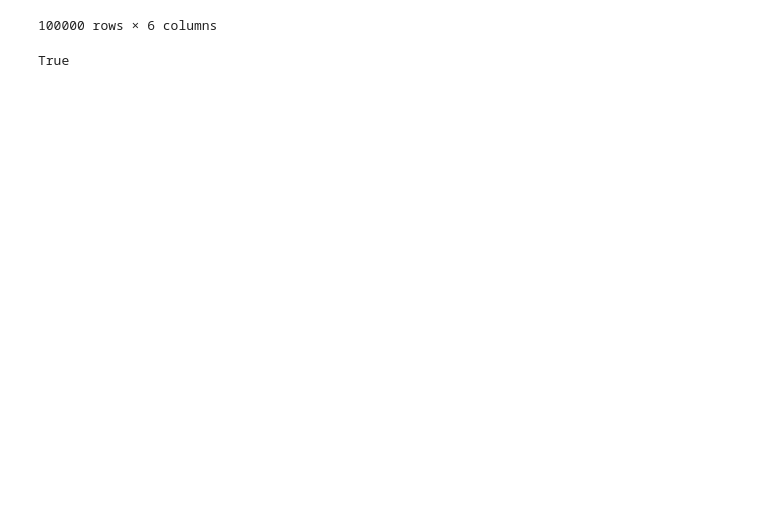
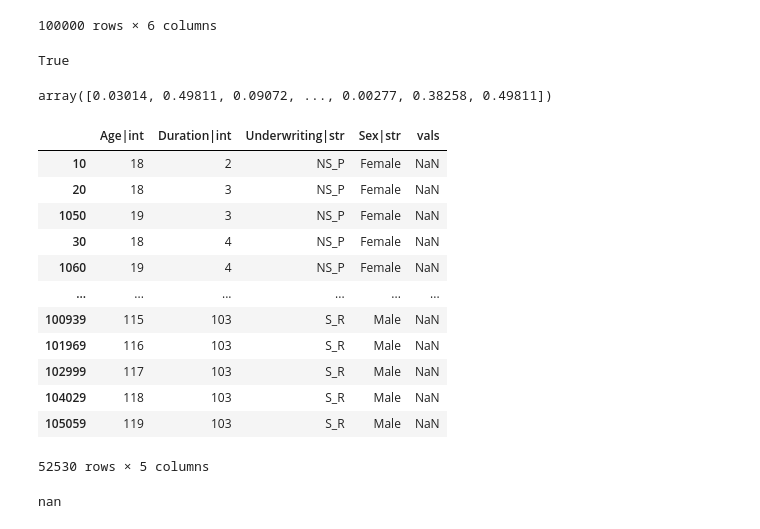
Before and after one commit to lewisfogden/heavylight, a Jupyter notebook: examples/notebook/table_documentation.ipynb, the cells around one changed output. Cells and saved outputs as stored; diff of their text form; code cells hidden in the pictures; blank space fills up the shorter version.

Commit message:
added rectify()

```diff
--- a/examples/notebook/table_documentation.ipynb
+++ b/examples/notebook/table_documentation.ipynb
@@ -414,3 +414,34 @@ df7_test
 np.allclose(df7_test['vals'], df7_test['val_from_tab7'])
 # %% [output]
 True
+# %%
+tab7b = Table(Table.rectify(df7))
+# %%
+tab7b[
+     df7_test['Age|int'].values,
+     df7_test['Duration|int'].values,
+     df7_test['Underwriting|str'].values,
+     df7_test['Sex|str'].values
+]
+# %% [output]
+array([0.03014, 0.49811, 0.09072, ..., 0.00277, 0.38258, 0.49811])
+# %%
+tab7b.df[tab7b.df.vals.isna()]
+# %% [output]
+|  | Age|int | Duration|int | Underwriting|str | Sex|str | vals |
+| 10 | 18 | 2 | NS_P | Female | NaN |
+| 20 | 18 | 3 | NS_P | Female | NaN |
+| 1050 | 19 | 3 | NS_P | Female | NaN |
+| 30 | 18 | 4 | NS_P | Female | NaN |
+| 1060 | 19 | 4 | NS_P | Female | NaN |
+| ... | ... | ... | ... | ... | ... |
+| 100939 | 115 | 103 | S_R | Male | NaN |
+| 101969 | 116 | 103 | S_R | Male | NaN |
+| 102999 | 117 | 103 | S_R | Male | NaN |
+| 104029 | 118 | 103 | S_R | Male | NaN |
+| 105059 | 119 | 103 | S_R | Male | NaN |
+52530 rows × 5 columns
+# %%
+tab7b[18, 2, 'NS_P', 'Female']
+# %% [output]
+nan
```
Also changed, not shown: parts of 3 cells of this notebook, 1 other file.
